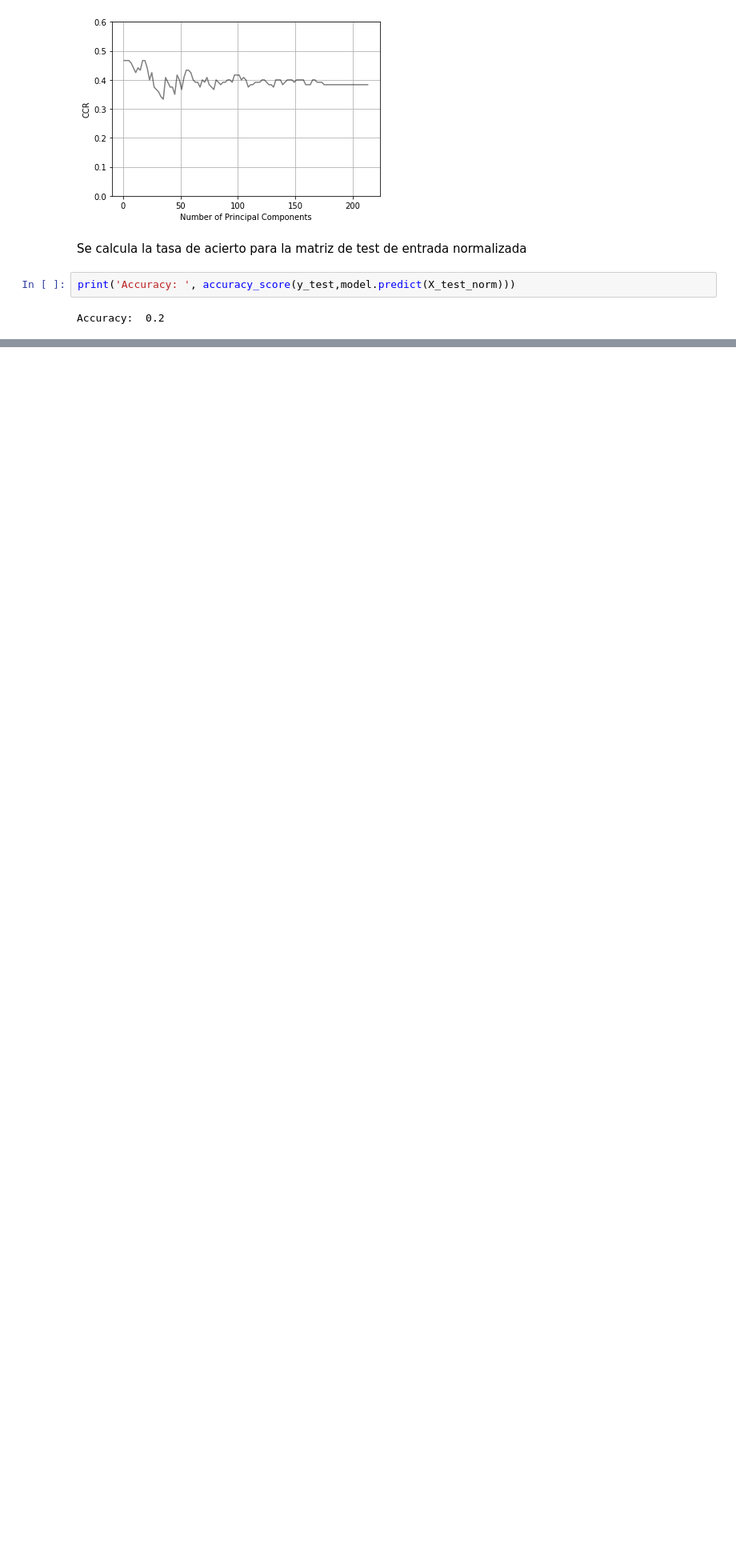
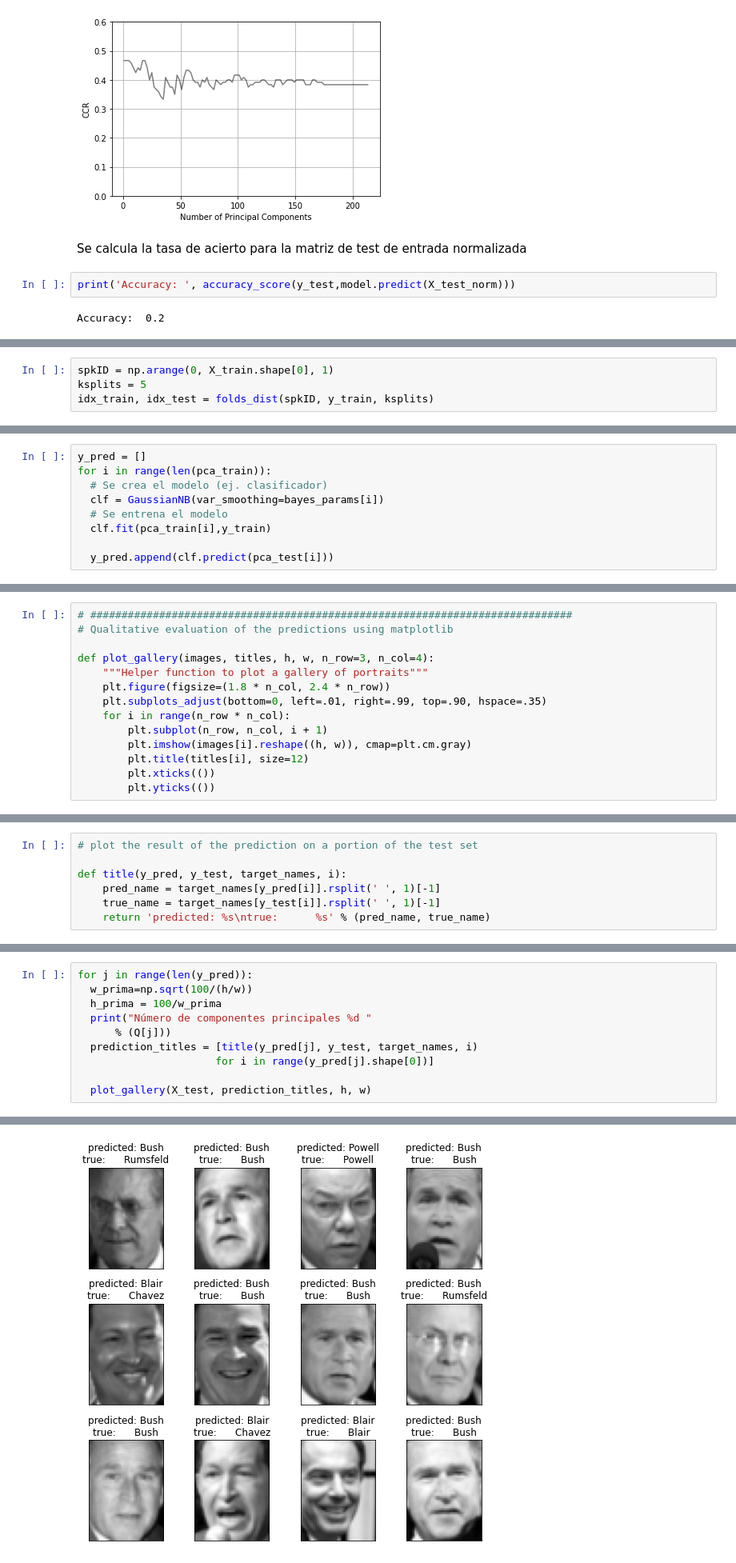
Before and after one commit to jhonatansossa/Miniproyecto2, a Jupyter notebook: miniproyecto_2.ipynb, the cells around one changed output, grey strips where cells are left out. Shown at 80% size. Drawn from its saved outputs; the diff is of its cells as text; blank space fills up the shorter version.

```diff
--- a/miniproyecto_2.ipynb
+++ b/miniproyecto_2.ipynb
@@ -107,0 +187,4 @@ Accuracy:  0.2
+# %%
+spkID = np.arange(0, X_train.shape[0], 1)
+ksplits = 5
+idx_train, idx_test = folds_dist(spkID, y_train, ksplits)
@@ -107,0 +272,9 @@ Accuracy:  0.2
+# %%
+y_pred = []
+for i in range(len(pca_train)):
+  # Se crea el modelo (ej. clasificador)
+  clf = GaussianNB(var_smoothing=bayes_params[i])
+  # Se entrena el modelo
+  clf.fit(pca_train[i],y_train)
+
+  y_pred.append(clf.predict(pca_test[i]))
@@ -107,0 +283,14 @@ Accuracy:  0.2
+# %%
+# #############################################################################
+# Qualitative evaluation of the predictions using matplotlib
+
+def plot_gallery(images, titles, h, w, n_row=3, n_col=4):
+    """Helper function to plot a gallery of portraits"""
+    plt.figure(figsize=(1.8 * n_col, 2.4 * n_row))
+    plt.subplots_adjust(bottom=0, left=.01, right=.99, top=.90, hspace=.35)
+    for i in range(n_row * n_col):
+        plt.subplot(n_row, n_col, i + 1)
+        plt.imshow(images[i].reshape((h, w)), cmap=plt.cm.gray)
+        plt.title(titles[i], size=12)
+        plt.xticks(())
+        plt.yticks(())
@@ -107,0 +299,7 @@ Accuracy:  0.2
+# %%
+# plot the result of the prediction on a portion of the test set
+
+def title(y_pred, y_test, target_names, i):
+    pred_name = target_names[y_pred[i]].rsplit(' ', 1)[-1]
+    true_name = target_names[y_test[i]].rsplit(' ', 1)[-1]
+    return 'predicted: %s\ntrue:      %s' % (pred_name, true_name)
@@ -107,0 +308,11 @@ Accuracy:  0.2
+# %%
+for j in range(len(y_pred)):
+  w_prima=np.sqrt(100/(h/w))
+  h_prima = 100/w_prima
+  print("Número de componentes principales %d "
+      % (Q[j]))
+  prediction_titles = [title(y_pred[j], y_test, target_names, i)
+                      for i in range(y_pred[j].shape[0])]
+
+  plot_gallery(X_test, prediction_titles, h, w)
+# %% [output]
@@ -107,0 +326 @@ Accuracy:  0.2
+[figure, added]
```
Also changed, not shown: parts of 37 cells of this notebook.
